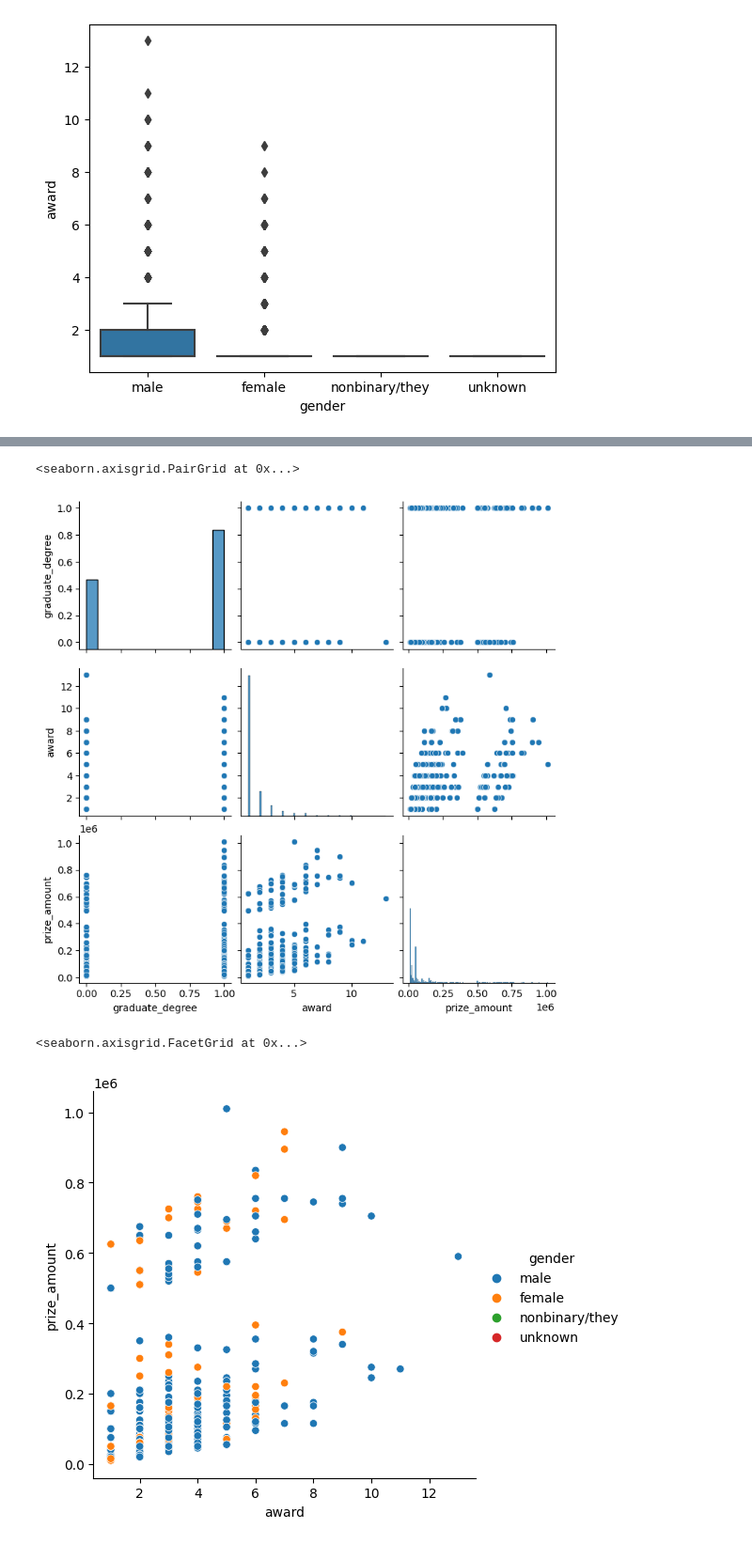
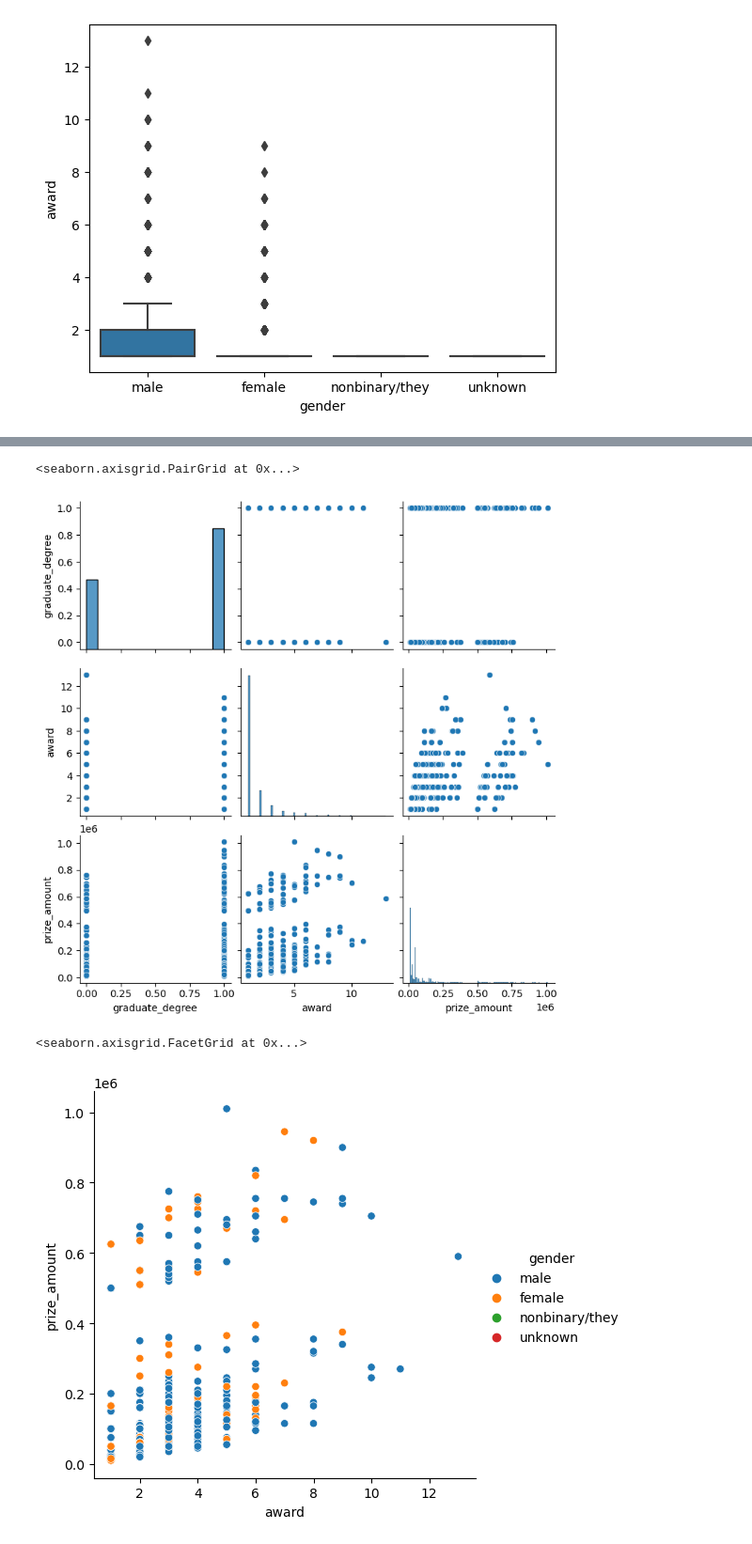
Before and after one commit to abigwind/literary-prizes, a Jupyter notebook: LitearyPrizesEDA.ipynb, the cells around one changed output, grey strips where cells are left out. Shown at 94% size. Cells and saved outputs as stored; diff of their text form; code cells hidden in the pictures.

```diff
--- a/LitearyPrizesEDA.ipynb
+++ b/LitearyPrizesEDA.ipynb
@@ -623,0 +790,3 @@ authors[779:782]
+# %%
+divided.loc[679, 'graduate_degree'] = 1
+divided.loc[divided['full_name']=='James Tate']
@@ -623,0 +808,3 @@ authors[779:782]
+# %%
+divided.loc[2, 'person_id'] = 1033
+divided.loc[divided['full_name']=='Jean Valentine']
@@ -623,0 +826,3 @@ authors[779:782]
+# %%
+divided.loc[2751, 'graduate_degree'] = 1
+divided.loc[divided['full_name']=='Nikky Finney']
@@ -623,0 +837,7 @@ authors[779:782]
+# %%
+authors1 = divided.groupby(['person_id', 'full_name',
+                     'gender', 'graduate_degree', 'mfa_degree',
+                     ]).agg({'award': 'sum', 'prize_amount': 'sum'}).reset_index()
+
+n_duplicates1 = authors1.full_name.duplicated()
+authors1[n_duplicates1]
@@ -648,11 +888,11 @@ sns.heatmap(correlation, xticklabels=correlation.columns, yticklabels=correlatio
 # %%
-sns.pairplot(authors)
+sns.pairplot(authors2)
 # %% [output]
 <seaborn.axisgrid.PairGrid at 0x...>
-[figure, old version]
+[figure, new version]
 # %%
-sns.relplot(x='award', y='prize_amount', hue='gender', data=authors)
+sns.relplot(x='award', y='prize_amount', hue='gender', data=authors1)
 # %% [output]
 <seaborn.axisgrid.FacetGrid at 0x...>
-[figure, old version]
+[figure, new version]
 # %%
```
Also changed, not shown: parts of 83 cells of this notebook.
